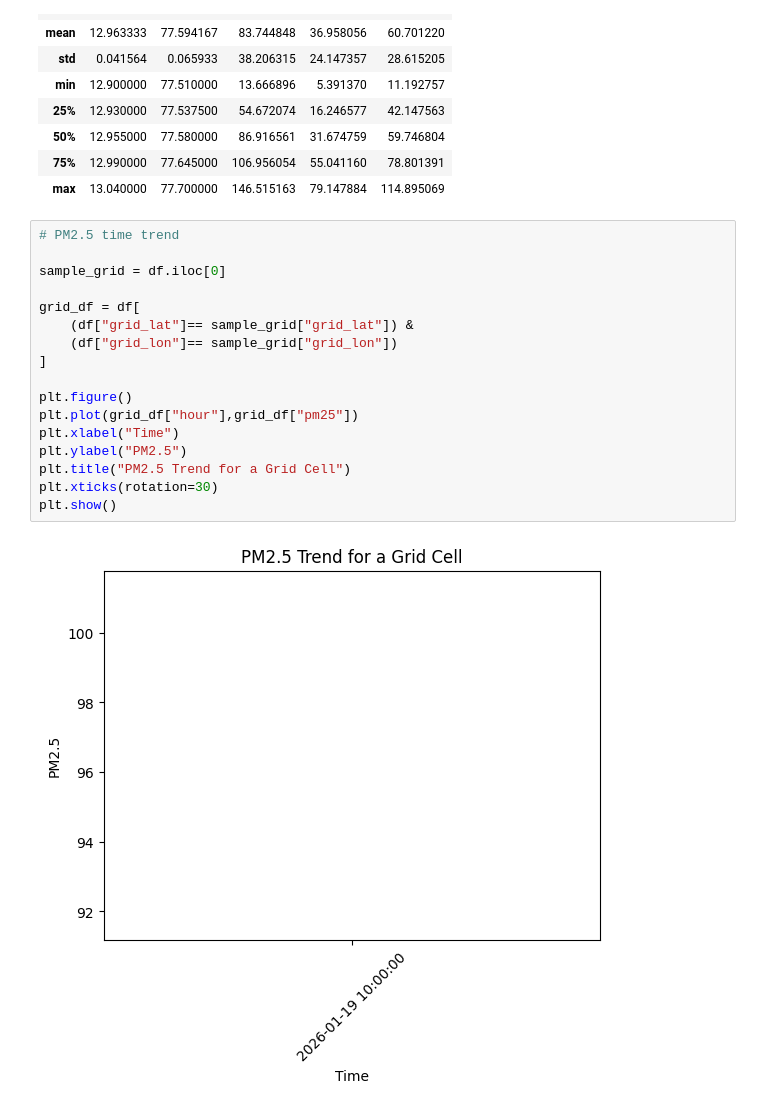
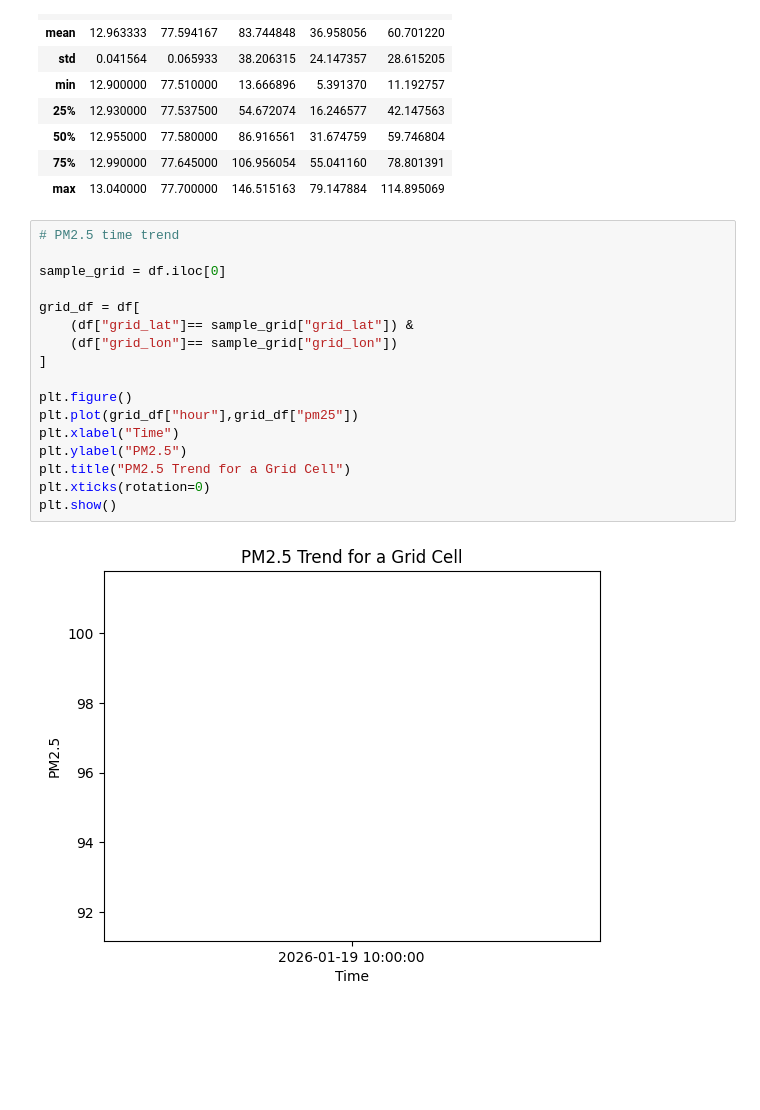
Before and after one commit to NavyashreeGokhale/urban-air-quality-forecaster, a Jupyter notebook: notebooks/02_data_exploration.ipynb, the cells around one changed output. Cells and saved outputs as stored; diff of their text form; blank space fills up the shorter version.

```diff
--- a/notebooks/02_data_exploration.ipynb
+++ b/notebooks/02_data_exploration.ipynb
@@ -30,19 +30,19 @@ df.describe()
 # %%
 # PM2.5 time trend
 
 sample_grid = df.iloc[0]
 
 grid_df = df[
     (df["grid_lat"]== sample_grid["grid_lat"]) &
     (df["grid_lon"]== sample_grid["grid_lon"])
 ]
 
 plt.figure()
 plt.plot(grid_df["hour"],grid_df["pm25"])
 plt.xlabel("Time")
 plt.ylabel("PM2.5")
 plt.title("PM2.5 Trend for a Grid Cell")
-plt.xticks(rotation=30)
+plt.xticks(rotation=0)
 plt.show()
 # %% [output]
-[figure, old version]
+[figure, new version]
```
Also changed, not shown: parts of 2 cells of this notebook, 4 other files.
